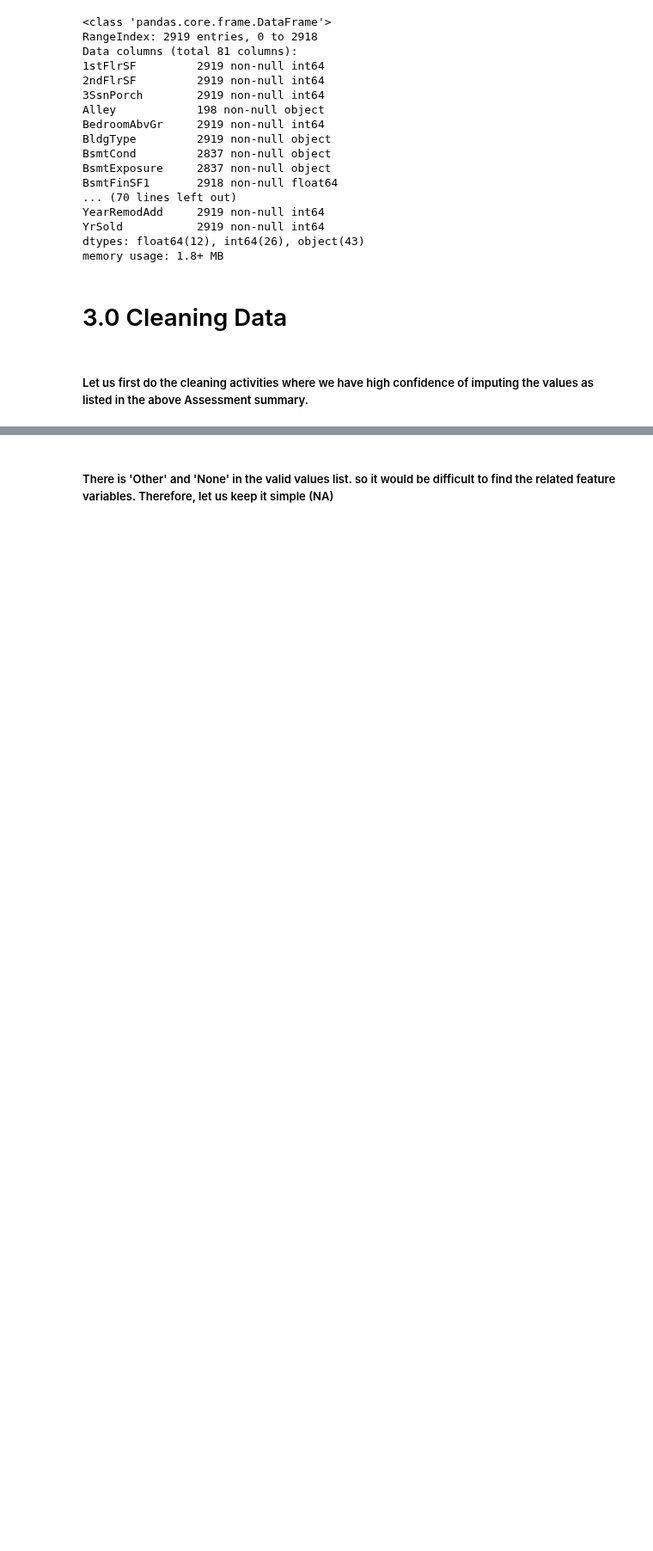
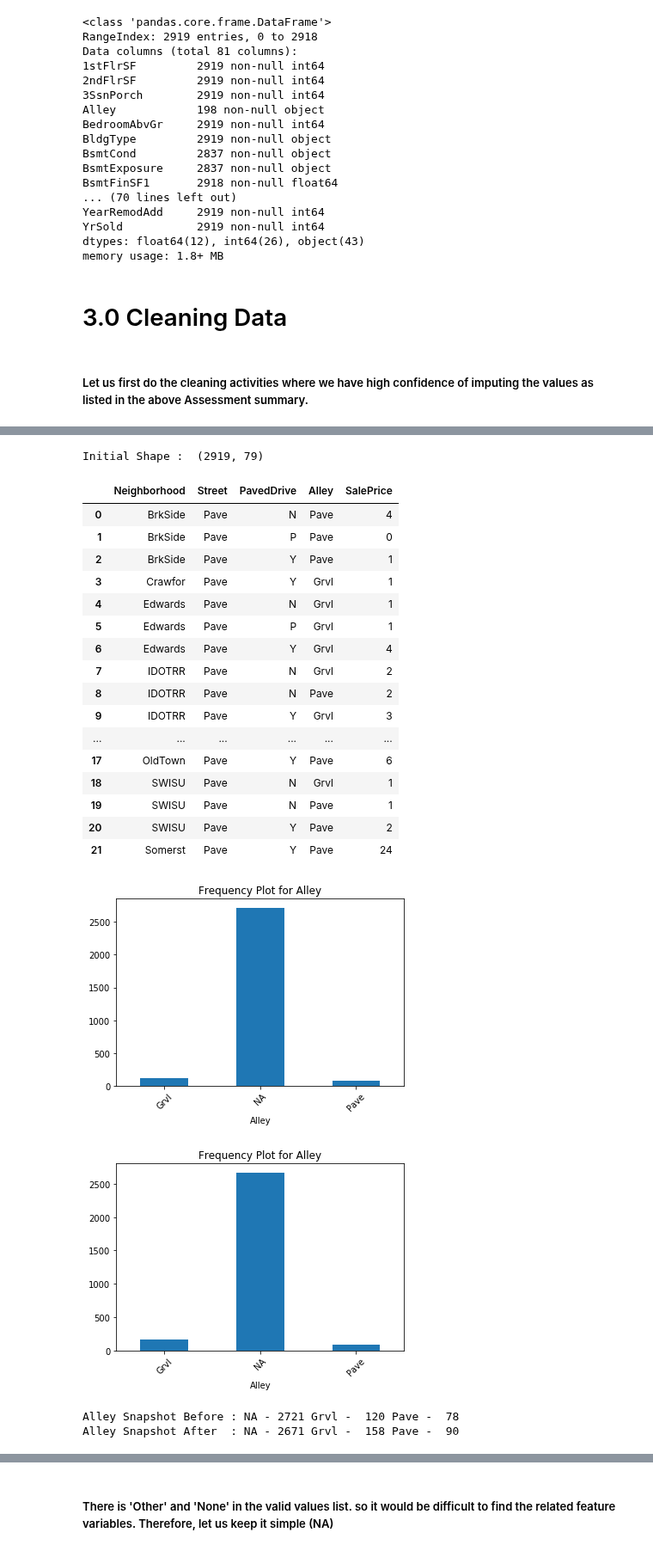
Before and after one commit to PadmarajBhat/Kaggle-Dataset-Exploration, a Jupyter notebook: House Prices- Advanced Regression Techniques/Data Wrangling/House Prices - ART(Wrangling).ipynb, the cells around one changed output, grey strips where cells are left out. Shown at 86% size. Saved outputs shown, nothing was run; the diff lists cells and outputs as text; code cells hidden in the pictures; blank space fills up the shorter version.

```diff
--- a/House Prices- Advanced Regression Techniques/Data Wrangling/House Prices - ART(Wrangling).ipynb
+++ b/House Prices- Advanced Regression Techniques/Data Wrangling/House Prices - ART(Wrangling).ipynb
@@ -267,0 +299,79 @@ for c in df.fillna('NotAvailable')[nan_columns]:
+# %%
+def outerLandScape(df_temp):
+    df = df_temp.copy()
+    print("Initial Shape : ", df.shape)
+
+    beyond_house = ['Neighborhood','Street', 'PavedDrive', 'Alley']
+    df_temp = df.groupby(beyond_house).agg('count').reset_index()[['Neighborhood','Street', 'PavedDrive', 'Alley',"SalePrice"]]
+    dd()
+
+    def getAlley(Street, Neighborhood, PavedDrive):
+        try:
+            alley = df_temp[
+                (df_temp['Street'] == Street ) &
+                (df_temp['Neighborhood'] == Neighborhood ) &
+                (df_temp['PavedDrive'] == PavedDrive)
+            ]['Alley'].tolist()[0]
+        except:
+            alley = 'NA'
+
+        return alley
+
+
+    df['Alley'] = df.Alley.fillna("NA")
+    df[['Alley','SalePrice']].fillna(0).\
+        groupby(by='Alley').agg('count').\
+        plot.bar(legend=None, title="Frequency Plot for "+'Alley')
+    plt.xticks(rotation=45)
+    plt.show()
+
+    na_alley_count = df[df.Alley == "NA"].shape[0]
+    gr_alley_count = df[df.Alley == "Grvl"].shape[0]
+    pa_alley_count = df[df.Alley == "Pave"].shape[0]
+
+
+    df['Alley'] = df.apply( lambda x: getAlley (x['Street']
+                                                ,x['Neighborhood']
+                                                ,x['PavedDrive']
+                                               ) if x['Alley'] == "NA" else x['Alley']
+        ,axis=1)
+
+
+    df[['Alley','SalePrice']].fillna(0).\
+        groupby(by='Alley').agg('count').\
+        plot.bar(legend=None, title="Frequency Plot for "+'Alley')
+    plt.xticks(rotation=45)
+    plt.show()
+
+
+    print("Alley Snapshot Before : NA -", na_alley_count,"Grvl - ", gr_alley_count, "Pave - ", pa_alley_count)
+    print("Alley Snapshot After  : NA -", df[df.Alley == "NA"].shape[0],
+          "Grvl - ", df[df.Alley == "Grvl"].shape[0], "Pave - ", df[df.Alley == "Pave"].shape[0]
+         )
+
+    return df
+
+df_alley = outerLandScape(df_stage_1)
+# %% [output]
+Initial Shape :  (2919, 79)
+|  | Neighborhood | Street | PavedDrive | Alley | SalePrice |
+| 0 | BrkSide | Pave | N | Pave | 4 |
+| 1 | BrkSide | Pave | P | Pave | 0 |
+| 2 | BrkSide | Pave | Y | Pave | 1 |
+| 3 | Crawfor | Pave | Y | Grvl | 1 |
+| 4 | Edwards | Pave | N | Grvl | 1 |
+| 5 | Edwards | Pave | P | Grvl | 1 |
+| 6 | Edwards | Pave | Y | Grvl | 4 |
+| 7 | IDOTRR | Pave | N | Grvl | 2 |
+| 8 | IDOTRR | Pave | N | Pave | 2 |
+| 9 | IDOTRR | Pave | Y | Grvl | 3 |
+| ... | ... | ... | ... | ... | ... |
+| 17 | OldTown | Pave | Y | Pave | 6 |
+| 18 | SWISU | Pave | N | Grvl | 1 |
+| 19 | SWISU | Pave | N | Pave | 1 |
+| 20 | SWISU | Pave | Y | Pave | 2 |
+| 21 | Somerst | Pave | Y | Pave | 24 |
+[figure, added]
+[figure, added]
+Alley Snapshot Before : NA - 2721 Grvl -  120 Pave -  78
+Alley Snapshot After  : NA - 2671 Grvl -  158 Pave -  90
```
Also changed, not shown: parts of 60 cells of this notebook.
